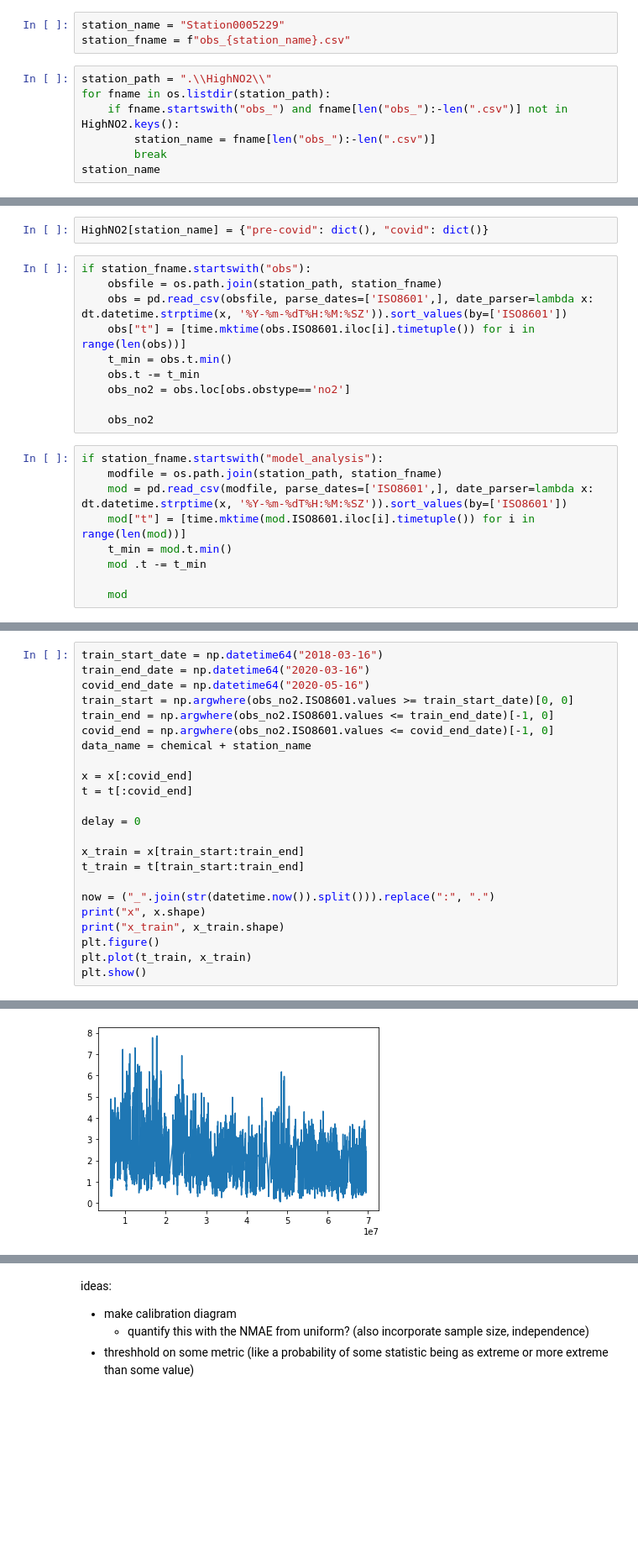
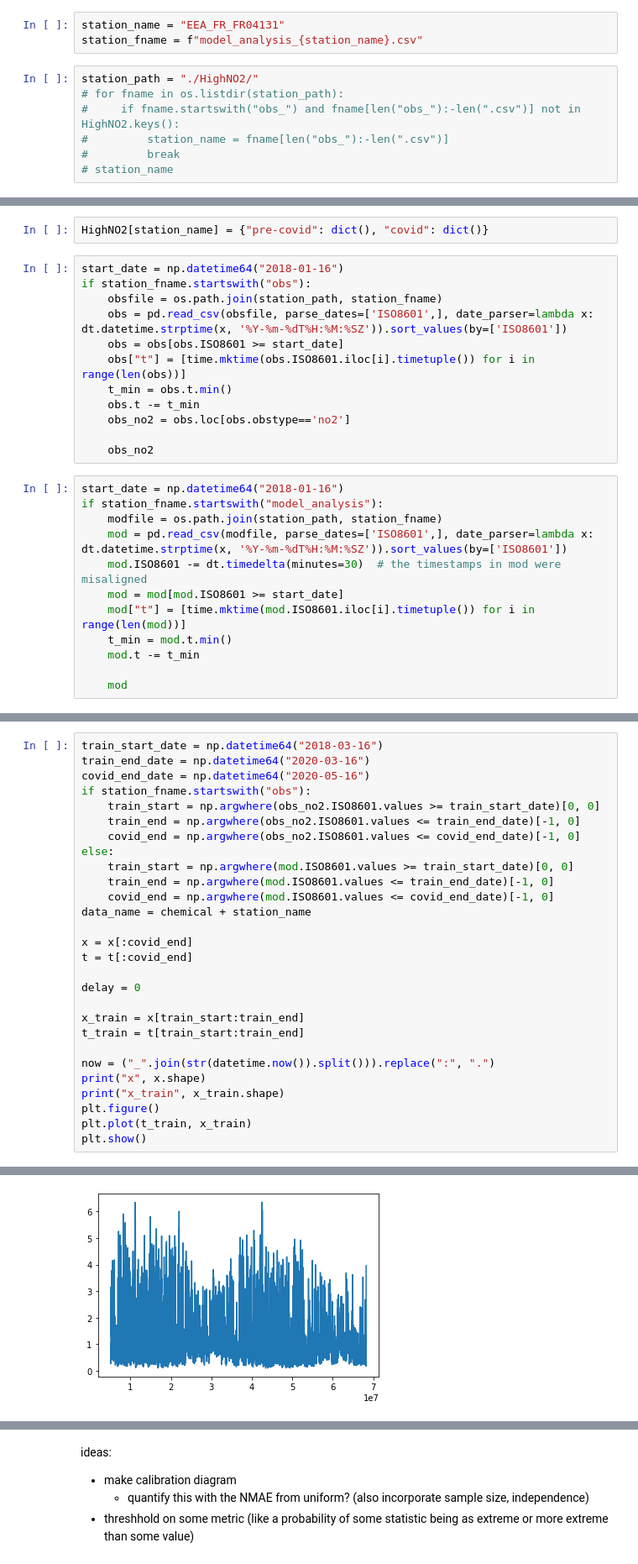
Before and after one commit to AlexTMallen/NASA-GEOS, a Jupyter notebook: highNO2-covid.ipynb, the cells around one changed output, grey strips where cells are left out. Shown at 84% size. Cells and saved outputs as stored; diff of their text form; blank space fills up the shorter version.

Commit message:
difference of DPK(obs) and DPK(model)

```diff
--- a/highNO2-covid.ipynb
+++ b/highNO2-covid.ipynb
@@ -81,10 +81,10 @@ HighNO2
 # %%
-station_name = "Station0005229"
-station_fname = f"obs_{station_name}.csv"
+station_name = "EEA_FR_FR04131"
+station_fname = f"model_analysis_{station_name}.csv"
 # %%
-station_path = ".\\HighNO2\\"
-for fname in os.listdir(station_path):
-    if fname.startswith("obs_") and fname[len("obs_"):-len(".csv")] not in HighNO2.keys():
-        station_name = fname[len("obs_"):-len(".csv")]
-        break
-station_name
+station_path = "./HighNO2/"
+# for fname in os.listdir(station_path):
+#     if fname.startswith("obs_") and fname[len("obs_"):-len(".csv")] not in HighNO2.keys():
+#         station_name = fname[len("obs_"):-len(".csv")]
+#         break
+# station_name
@@ -93,9 +91,11 @@ station_name
 # %%
 HighNO2[station_name] = {"pre-covid": dict(), "covid": dict()}
 # %%
+start_date = np.datetime64("2018-01-16")
 if station_fname.startswith("obs"):
     obsfile = os.path.join(station_path, station_fname)
     obs = pd.read_csv(obsfile, parse_dates=['ISO8601',], date_parser=lambda x: dt.datetime.strptime(x, '%Y-%m-%dT%H:%M:%SZ')).sort_values(by=['ISO8601'])
+    obs = obs[obs.ISO8601 >= start_date]
     obs["t"] = [time.mktime(obs.ISO8601.iloc[i].timetuple()) for i in range(len(obs))]
     t_min = obs.t.min()
     obs.t -= t_min
@@ -103,12 +103,15 @@ if station_fname.startswith("obs"):
 
     obs_no2
 # %%
+start_date = np.datetime64("2018-01-16")
 if station_fname.startswith("model_analysis"):
     modfile = os.path.join(station_path, station_fname)
     mod = pd.read_csv(modfile, parse_dates=['ISO8601',], date_parser=lambda x: dt.datetime.strptime(x, '%Y-%m-%dT%H:%M:%SZ')).sort_values(by=['ISO8601'])
+    mod.ISO8601 -= dt.timedelta(minutes=30)  # the timestamps in mod were misaligned
+    mod = mod[mod.ISO8601 >= start_date]
     mod["t"] = [time.mktime(mod.ISO8601.iloc[i].timetuple()) for i in range(len(mod))]
     t_min = mod.t.min()
-    mod .t -= t_min
+    mod.t -= t_min
 
     mod
 # %%
@@ -152,9 +154,14 @@ t (22676,)
 train_start_date = np.datetime64("2018-03-16")
 train_end_date = np.datetime64("2020-03-16")
 covid_end_date = np.datetime64("2020-05-16")
-train_start = np.argwhere(obs_no2.ISO8601.values >= train_start_date)[0, 0]
-train_end = np.argwhere(obs_no2.ISO8601.values <= train_end_date)[-1, 0]
-covid_end = np.argwhere(obs_no2.ISO8601.values <= covid_end_date)[-1, 0]
+if station_fname.startswith("obs"):
+    train_start = np.argwhere(obs_no2.ISO8601.values >= train_start_date)[0, 0]
+    train_end = np.argwhere(obs_no2.ISO8601.values <= train_end_date)[-1, 0]
+    covid_end = np.argwhere(obs_no2.ISO8601.values <= covid_end_date)[-1, 0]
+else:
+    train_start = np.argwhere(mod.ISO8601.values >= train_start_date)[0, 0]
+    train_end = np.argwhere(mod.ISO8601.values <= train_end_date)[-1, 0]
+    covid_end = np.argwhere(mod.ISO8601.values <= covid_end_date)[-1, 0]
 data_name = chemical + station_name
 
 x = x[:covid_end]
@@ -177,4 +184,4 @@ x_train (14232, 1)
-[figure, old version]
+[figure, new version]
 # %%
 train_start, train_end, covid_end
 # %% [output]
```
Also changed, not shown: parts of 42 cells of this notebook, 3 other files.
